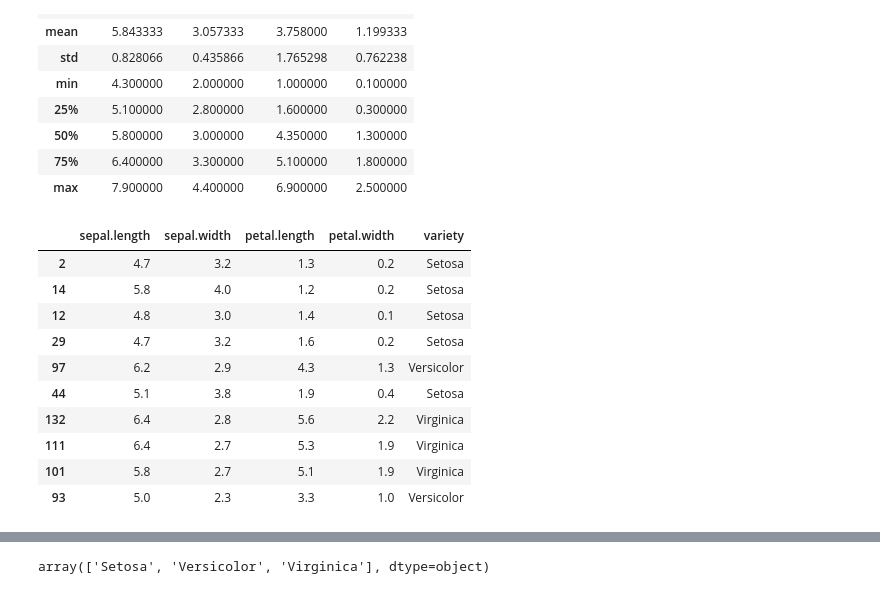
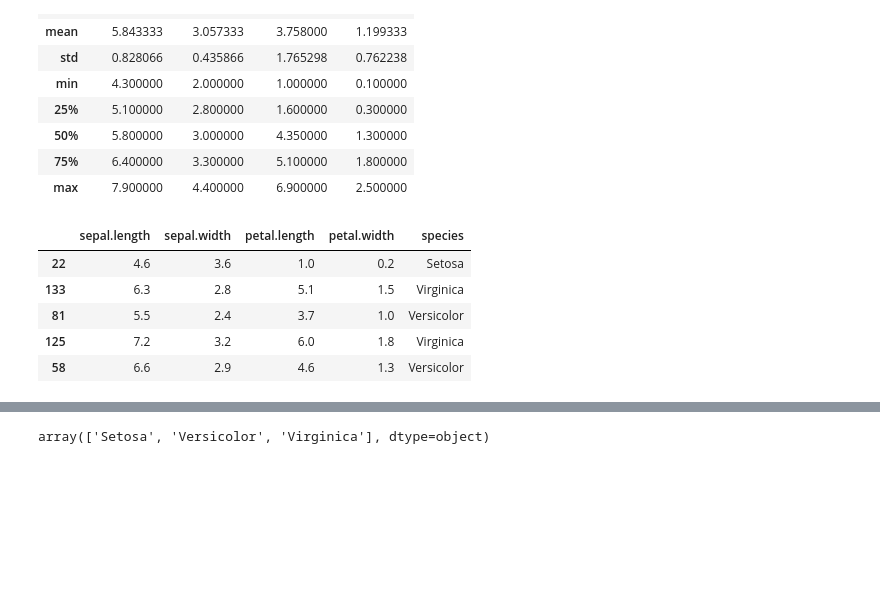
Before and after one commit to Danie-O/Iris-Dataset-Classification-And-Clustering, a Jupyter notebook: iris_classification_algorithms.ipynb, the cells around one changed output, grey strips where cells are left out. Cells and saved outputs as stored; diff of their text form; code cells hidden in the pictures; blank space fills up the shorter version.

```diff
--- a/iris_classification_algorithms.ipynb
+++ b/iris_classification_algorithms.ipynb
@@ -58,19 +58,14 @@ df.describe()
 | 75% | 6.400000 | 3.300000 | 5.100000 | 1.800000 |
 | max | 7.900000 | 4.400000 | 6.900000 | 2.500000 |
 # %%
-df.sample(10)
+df.sample(5)
 # %% [output]
-|  | sepal.length | sepal.width | petal.length | petal.width | variety |
-| 2 | 4.7 | 3.2 | 1.3 | 0.2 | Setosa |
-| 14 | 5.8 | 4.0 | 1.2 | 0.2 | Setosa |
-| 12 | 4.8 | 3.0 | 1.4 | 0.1 | Setosa |
-| 29 | 4.7 | 3.2 | 1.6 | 0.2 | Setosa |
-| 97 | 6.2 | 2.9 | 4.3 | 1.3 | Versicolor |
-| 44 | 5.1 | 3.8 | 1.9 | 0.4 | Setosa |
-| 132 | 6.4 | 2.8 | 5.6 | 2.2 | Virginica |
-| 111 | 6.4 | 2.7 | 5.3 | 1.9 | Virginica |
-| 101 | 5.8 | 2.7 | 5.1 | 1.9 | Virginica |
-| 93 | 5.0 | 2.3 | 3.3 | 1.0 | Versicolor |
+|  | sepal.length | sepal.width | petal.length | petal.width | species |
+| 22 | 4.6 | 3.6 | 1.0 | 0.2 | Setosa |
+| 133 | 6.3 | 2.8 | 5.1 | 1.5 | Virginica |
+| 81 | 5.5 | 2.4 | 3.7 | 1.0 | Versicolor |
+| 125 | 7.2 | 3.2 | 6.0 | 1.8 | Virginica |
+| 58 | 6.6 | 2.9 | 4.6 | 1.3 | Versicolor |
 # %%
 # add new column from product of sepal.length and sepal.width
 df["sepal.product"] = df["sepal.length"] * df["sepal.width"]
```
Also changed, not shown: parts of 2 cells of this notebook.
